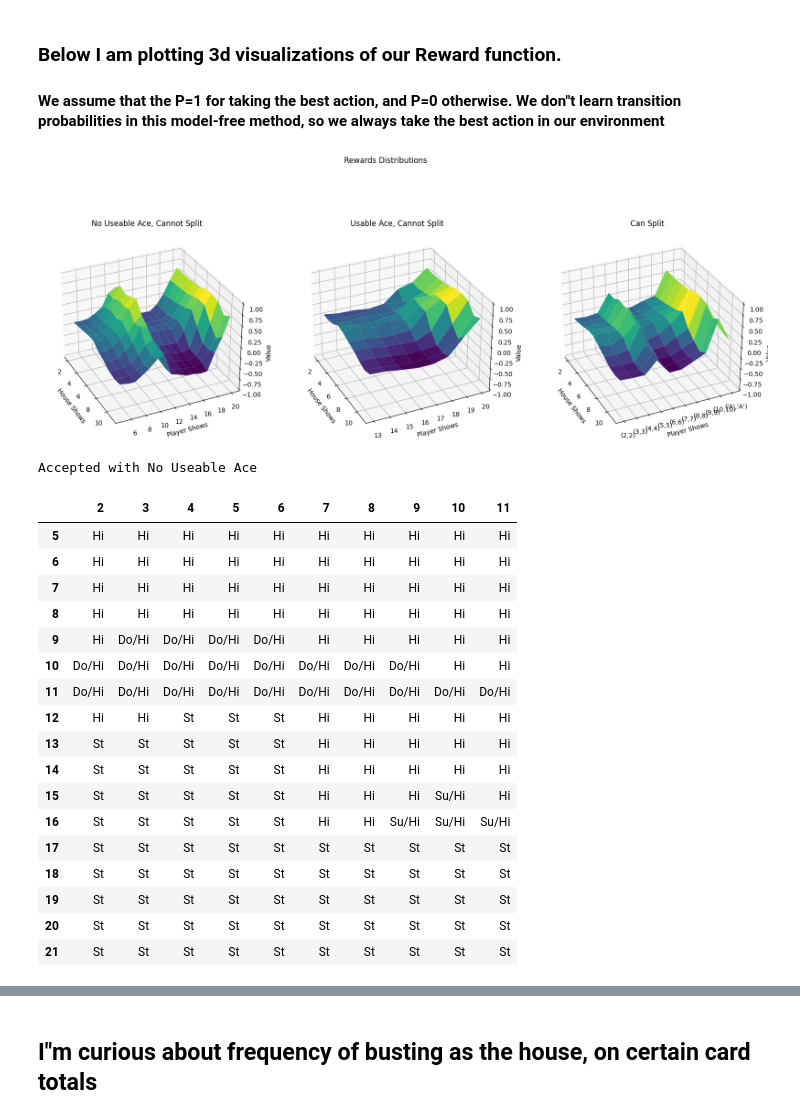
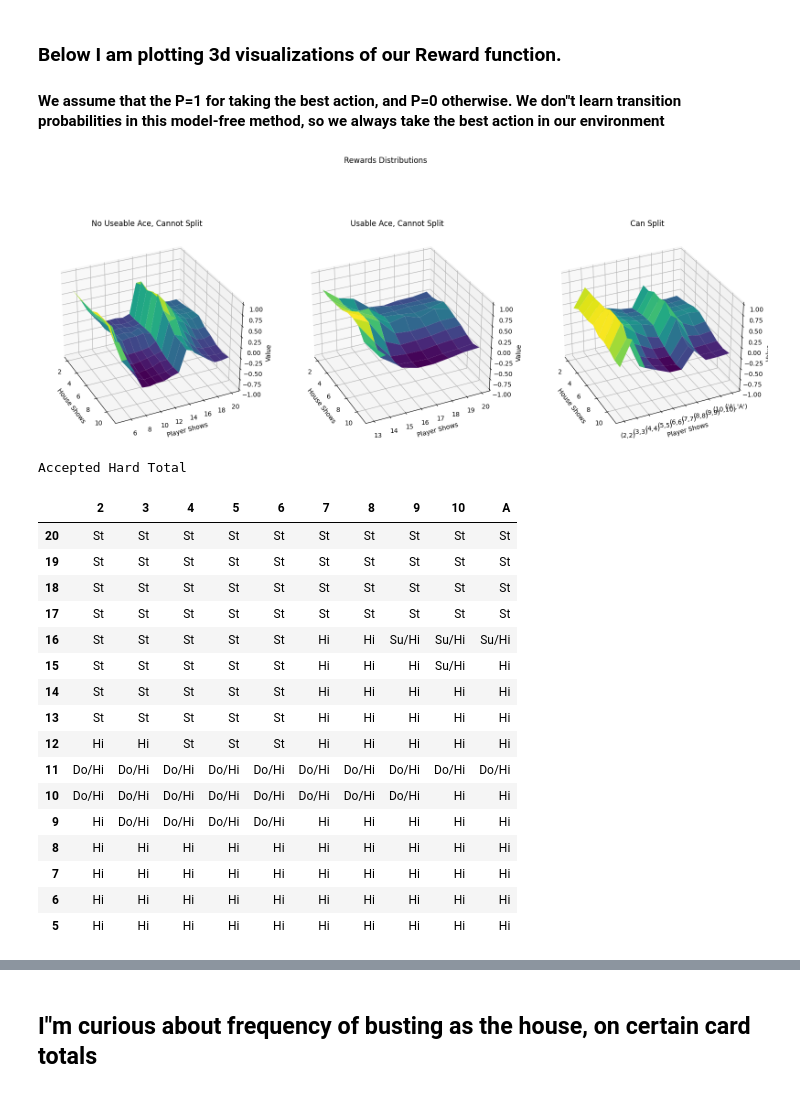
Before and after one commit to petersim1/Blackjack_RL, a Jupyter notebook: Blackjack.ipynb, the cells around one changed output, grey strips where cells are left out. Drawn from its saved outputs; the diff is of its cells as text; code cells hidden in the pictures.

Commit message:
update plotting fct and reverse displays

```diff
--- a/Blackjack.ipynb
+++ b/Blackjack.ipynb
@@ -363,9 +363,9 @@ In my case, I allow for randomization in action during Q learning. However, in e
 
 In practice, the action is taken that maximizes the Q value given the current state, deterministically.
 # %%
-value_det = generate_grid(Qlearned, return_type="value")
-fill = generate_grid(Qlearned, return_type="string")
-fill_accepted = generate_grid(init_q(mode="accepted"), return_type="string")
+hard_val, soft_val, split_val = generate_grid(Qlearned, return_type="value")
+hard, soft, split = generate_grid(Qlearned, return_type="string")
+harc_ac, soft_ac, split_ac = generate_grid(init_q(mode="accepted"), return_type="string")
 # %% [markdown]
 ### Below I am plotting 3d visualizations of our Reward function.
 
@@ -373,29 +373,29 @@ fill_accepted = generate_grid(init_q(mode="accepted"), return_type="string")
 # %%
 fig = plt.figure(figsize=(20,8))
 fig.suptitle("Rewards Distributions")
 ax = fig.add_subplot(131, projection="3d")
 ax.set_title("No Useable Ace, Cannot Split")
 
-plot_mesh(ax, value_det[0][5:21,2:], [range(2,12),range(5,21)], ticks=None)
+plot_mesh(ax, hard_val, [range(2,12),range(5,21)], ticks=None)
 ax.set_zlim(-1,1)
 
 ax = fig.add_subplot(132, projection="3d")
 ax.set_title("Usable Ace, Cannot Split")
 
-plot_mesh(ax, value_det[1][13:21,2:], [range(2,12),range(13,21)], ticks=None)
+plot_mesh(ax, soft_val, [range(2,12),range(13,21)], ticks=None)
 ax.set_zlim(-1,1)
 
 ax = fig.add_subplot(133, projection="3d")
 ax.set_title("Can Split")
 
 ticks = [f"({p},{p})" if p < 11 else "('A','A')" for p in range(2,12)]
-plot_mesh(ax, value_det[2][2:12,2:], [range(2,12),range(2,12)], ticks=ticks)
+plot_mesh(ax, split_val, [range(2,12),range(2,12)], ticks=ticks)
 ax.set_zlim(-1,1)
 
 plt.subplots_adjust(hspace=0, wspace=0.2)
 plt.show()
 # %% [output]
-[figure, old version]
+[figure, new version]
 # %%
 colorMap = {
     "St":"yellow",
@@ -411,29 +411,29 @@ colorMap = {
     "N": "white"
 }
 # %%
-print("Accepted with No Useable Ace")
-noAce = pd.DataFrame(fill_accepted[0])
-noAce = noAce.iloc[5:][range(2,12)]\
-    .style.applymap(lambda x: "background-color: %s; color: black" % colorMap[x])
-noAce
+print("Accepted Hard Total")
+hard_df = pd.DataFrame(harc_ac)
+hard_df.index = range(20,4,-1)
+hard_df.columns = list(range(2,11)) + ["A"]
+hard_df = hard_df.style.applymap(lambda x: "background-color: %s; color: black" % colorMap[x])
+hard_df
 # %% [output]
-Accepted with No Useable Ace
+Accepted Hard Total
-|  | 2 | 3 | 4 | 5 | 6 | 7 | 8 | 9 | 10 | 11 |
+|  | 2 | 3 | 4 | 5 | 6 | 7 | 8 | 9 | 10 | A |
+| 20 | St | St | St | St | St | St | St | St | St | St |
+| 19 | St | St | St | St | St | St | St | St | St | St |
+| 18 | St | St | St | St | St | St | St | St | St | St |
+| 17 | St | St | St | St | St | St | St | St | St | St |
+| 16 | St | St | St | St | St | Hi | Hi | Su/Hi | Su/Hi | Su/Hi |
+| 15 | St | St | St | St | St | Hi | Hi | Hi | Su/Hi | Hi |
+| 14 | St | St | St | St | St | Hi | Hi | Hi | Hi | Hi |
+| 13 | St | St | St | St | St | Hi | Hi | Hi | Hi | Hi |
+| 12 | Hi | Hi | St | St | St | Hi | Hi | Hi | Hi | Hi |
+| 11 | Do/Hi | Do/Hi | Do/Hi | Do/Hi | Do/Hi | Do/Hi | Do/Hi | Do/Hi | Do/Hi | Do/Hi |
+| 10 | Do/Hi | Do/Hi | Do/Hi | Do/Hi | Do/Hi | Do/Hi | Do/Hi | Do/Hi | Hi | Hi |
+| 9 | Hi | Do/Hi | Do/Hi | Do/Hi | Do/Hi | Hi | Hi | Hi | Hi | Hi |
+| 8 | Hi | Hi | Hi | Hi | Hi | Hi | Hi | Hi | Hi | Hi |
+| 7 | Hi | Hi | Hi | Hi | Hi | Hi | Hi | Hi | Hi | Hi |
+| 6 | Hi | Hi | Hi | Hi | Hi | Hi | Hi | Hi | Hi | Hi |
 | 5 | Hi | Hi | Hi | Hi | Hi | Hi | Hi | Hi | Hi | Hi |
-| 6 | Hi | Hi | Hi | Hi | Hi | Hi | Hi | Hi | Hi | Hi |
-| 7 | Hi | Hi | Hi | Hi | Hi | Hi | Hi | Hi | Hi | Hi |
-| 8 | Hi | Hi | Hi | Hi | Hi | Hi | Hi | Hi | Hi | Hi |
-| 9 | Hi | Do/Hi | Do/Hi | Do/Hi | Do/Hi | Hi | Hi | Hi | Hi | Hi |
-| 10 | Do/Hi | Do/Hi | Do/Hi | Do/Hi | Do/Hi | Do/Hi | Do/Hi | Do/Hi | Hi | Hi |
-| 11 | Do/Hi | Do/Hi | Do/Hi | Do/Hi | Do/Hi | Do/Hi | Do/Hi | Do/Hi | Do/Hi | Do/Hi |
-| 12 | Hi | Hi | St | St | St | Hi | Hi | Hi | Hi | Hi |
-| 13 | St | St | St | St | St | Hi | Hi | Hi | Hi | Hi |
-| 14 | St | St | St | St | St | Hi | Hi | Hi | Hi | Hi |
-| 15 | St | St | St | St | St | Hi | Hi | Hi | Su/Hi | Hi |
-| 16 | St | St | St | St | St | Hi | Hi | Su/Hi | Su/Hi | Su/Hi |
-| 17 | St | St | St | St | St | St | St | St | St | St |
-| 18 | St | St | St | St | St | St | St | St | St | St |
-| 19 | St | St | St | St | St | St | St | St | St | St |
-| 20 | St | St | St | St | St | St | St | St | St | St |
-| 21 | St | St | St | St | St | St | St | St | St | St |
 # %%
```
Also changed, not shown: parts of 5 cells of this notebook, 1 other file.
